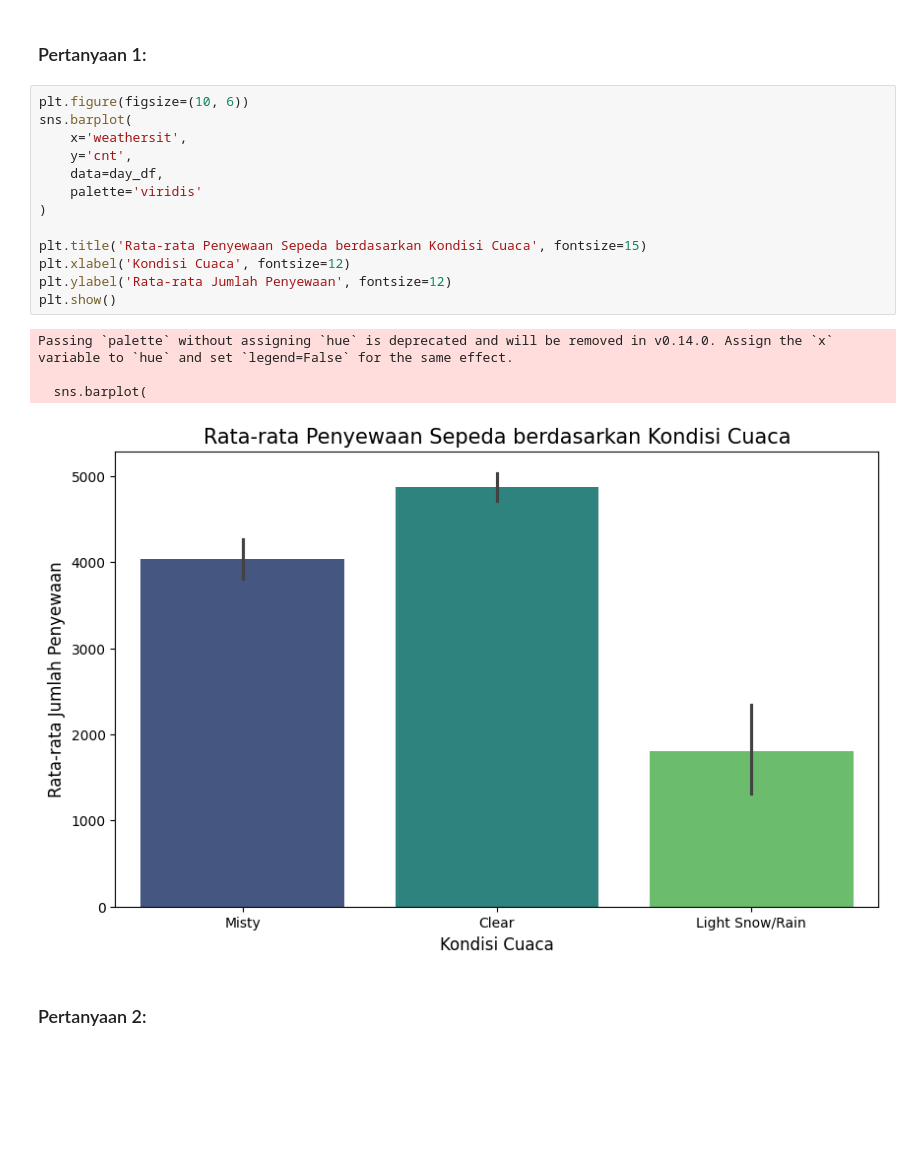
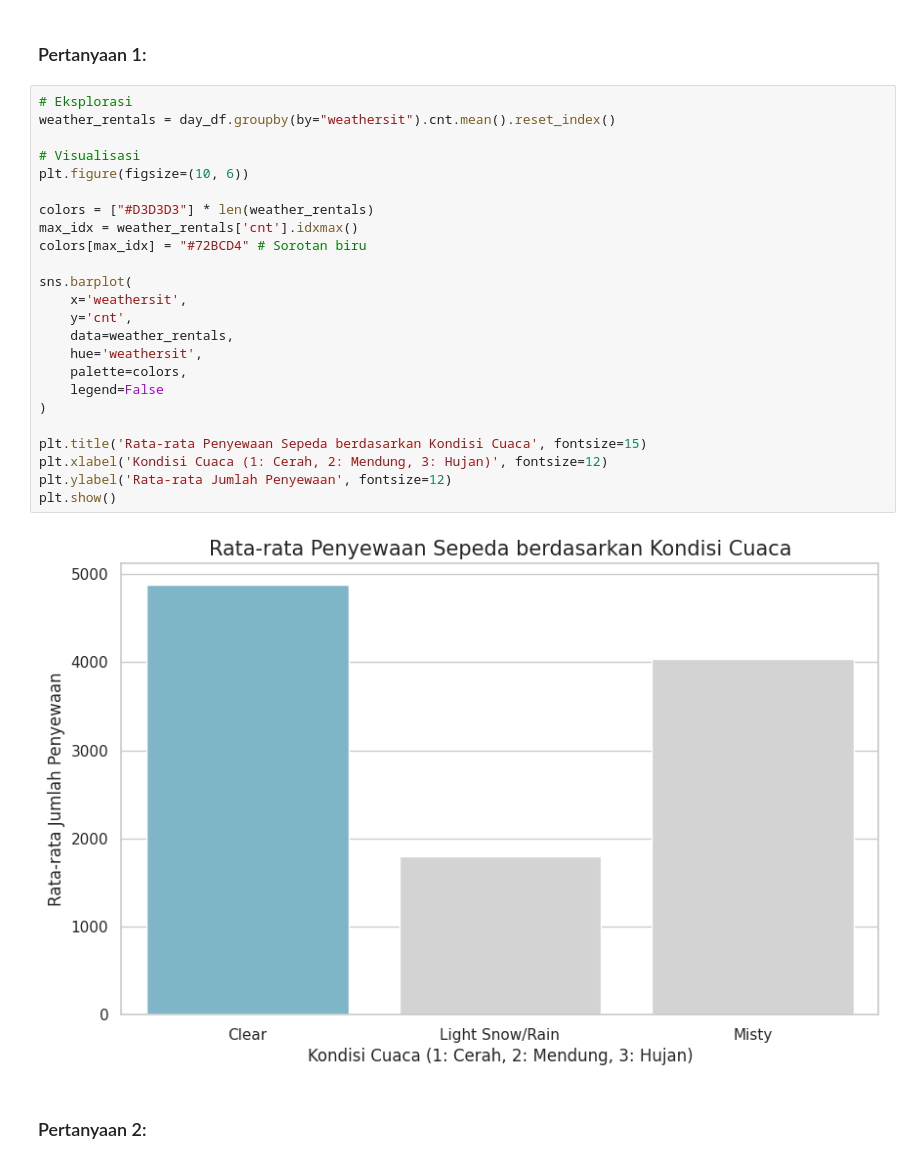
Before and after one commit to ichaaulia1607-jpg/Bike-Sharing-Dashboard, a Jupyter notebook: notebook.ipynb, the cells around one changed output. Saved outputs shown, nothing was run; the diff lists cells and outputs as text; blank space fills up the shorter version.

```diff
--- a/notebook.ipynb
+++ b/notebook.ipynb
@@ -263,23 +263,31 @@ Eksplorasi Rata-rata Penyewaan per Musim:
 # %% [markdown]
 ### Pertanyaan 1:
 # %%
+# Eksplorasi
+weather_rentals = day_df.groupby(by="weathersit").cnt.mean().reset_index()
+
+# Visualisasi
 plt.figure(figsize=(10, 6))
+
+colors = ["#D3D3D3"] * len(weather_rentals)
+max_idx = weather_rentals['cnt'].idxmax()
+colors[max_idx] = "#72BCD4" # Sorotan biru
+
 sns.barplot(
     x='weathersit',
     y='cnt',
-    data=day_df,
-    palette='viridis'
+    data=weather_rentals,
+    hue='weathersit',
+    palette=colors,
+    legend=False
 )
 
 plt.title('Rata-rata Penyewaan Sepeda berdasarkan Kondisi Cuaca', fontsize=15)
-plt.xlabel('Kondisi Cuaca', fontsize=12)
+plt.xlabel('Kondisi Cuaca (1: Cerah, 2: Mendung, 3: Hujan)', fontsize=12)
 plt.ylabel('Rata-rata Jumlah Penyewaan', fontsize=12)
 plt.show()
 # %% [output]
-Passing `palette` without assigning `hue` is deprecated and will be removed in v0.14.0. Assign the `x` variable to `hue` and set `legend=False` for the same effect.
-
-  sns.barplot(
-[figure, old version]
+[figure, new version]
 # %% [markdown]
 ### Pertanyaan 2:
 # %%
```
Also changed, not shown: parts of 3 cells of this notebook, 2 other files.
